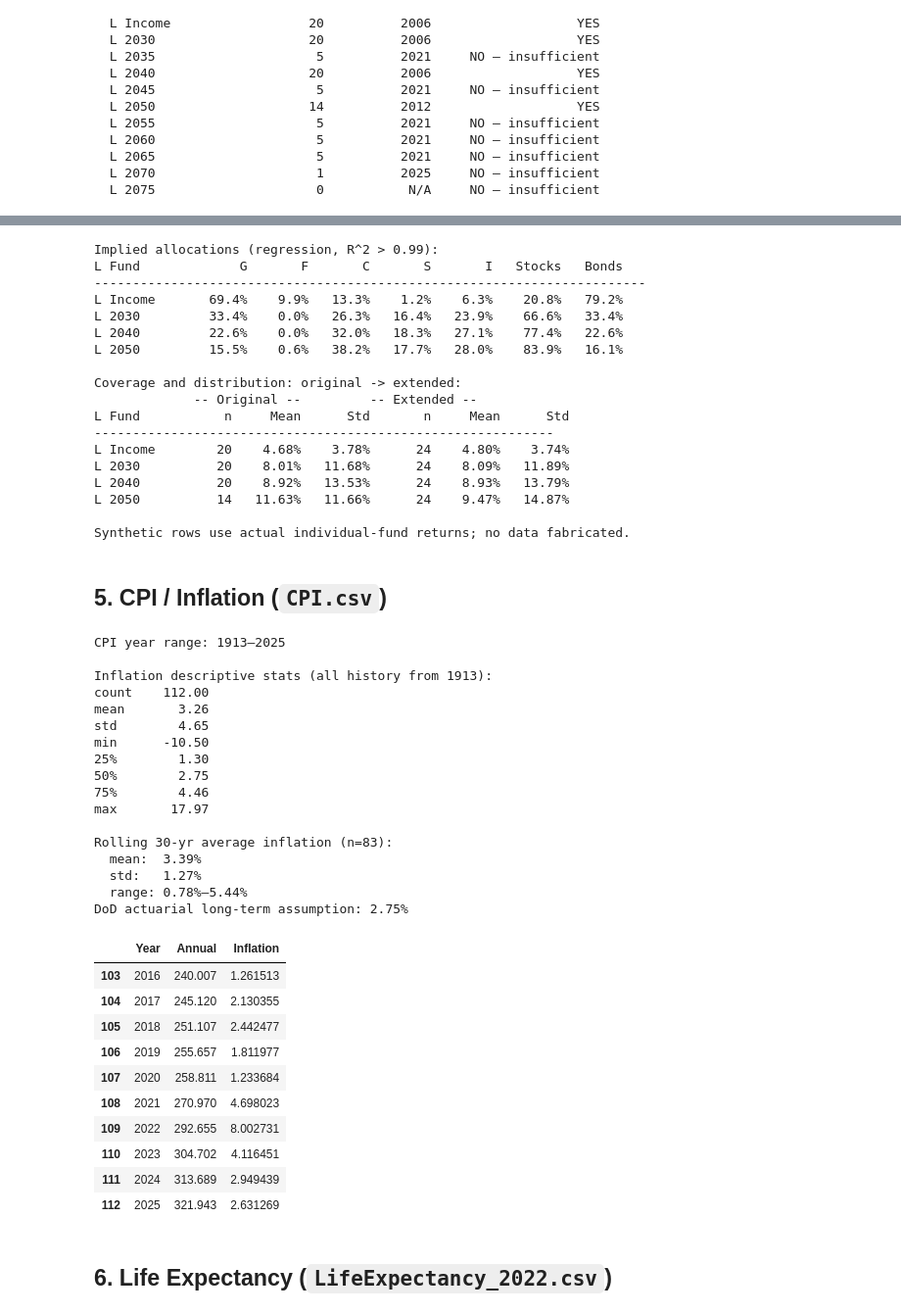
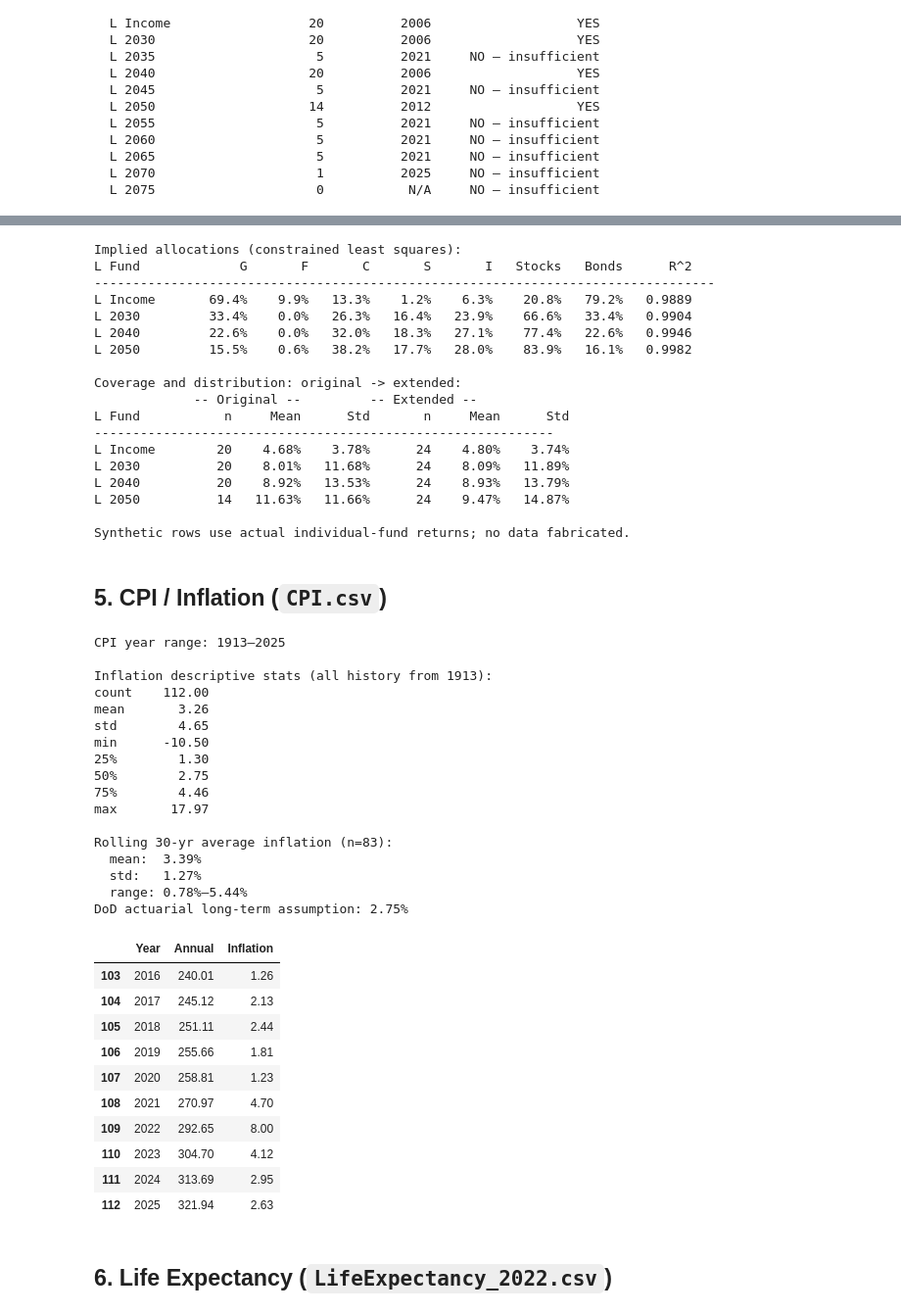
Before and after one commit to sgelety/military-retirement-monte-carlo, a Jupyter notebook: notebooks/01_data_prep.ipynb, the cells around one changed output, grey strips where cells are left out. Shown at 98% size. Cells and saved outputs as stored; diff of their text form; code cells hidden in the pictures.

```diff
--- a/notebooks/01_data_prep.ipynb
+++ b/notebooks/01_data_prep.ipynb
@@ -186,17 +167,16 @@ year_mask = pd.to_numeric(tsp_raw["Year"], errors="coerce").notna()
 tsp = tsp_raw[year_mask].copy()
 tsp["Year"] = tsp["Year"].astype(int)
 
-# Convert percentage strings to floats
+# Convert percentage strings to floats ("nan" strings coerce to NaN)
 pct_cols = [c for c in tsp.columns if c != "Year"]
 for col in pct_cols:
-    tsp[col] = (
+    cleaned = (
         tsp[col]
         .astype(str)
         .str.replace("%", "", regex=False)
         .str.strip()
-        .replace("nan", np.nan)
     )
-    tsp[col] = pd.to_numeric(tsp[col], errors="coerce")
+    tsp[col] = pd.to_numeric(cleaned, errors="coerce")
 
 tsp = tsp.sort_values("Year").reset_index(drop=True)
 
@@ -204,7 +184,7 @@ print(f"Year range: {tsp['Year'].min()}–{tsp['Year'].max()}")
 print(f"Rows (annual observations): {len(tsp)}")
 print(f"Metadata rows dropped: {year_mask.sum() != tsp_raw.shape[0]}  "
       f"({tsp_raw.shape[0] - year_mask.sum()} rows skipped)")
-tsp
+tsp.tail()
 # %% [output]
 Year range: 1987–2025
 Rows (annual observations): 39
@@ -290,8 +260,11 @@ orig = {
     for lf in L_TARGET
 }
 
-# Fit weights from overlapping years
+# Fit weights from overlapping years: constrained least
+# squares (weights >= 0, sum to 1) so the coefficients are
+# interpretable as portfolio allocations
 synth_weights = {}
+r_squared = {}
 for lf in L_TARGET:
     overlap = tsp[IND + [lf]].dropna()
     X, y = overlap[IND].values, overlap[lf].values
@@ -304,13 +277,17 @@ for lf in L_TARGET:
                        'fun': lambda w: w.sum() - 1}],
     )
     synth_weights[lf] = res.x
+    # res.fun is the residual sum of squares at the optimum
+    ss_tot = np.sum((y - y.mean()) ** 2)
+    r_squared[lf] = 1 - res.fun / ss_tot
 
 # Display implied allocations
-col = '{:<12} {:>7} {:>7} {:>7} {:>7} {:>7}  {:>7} {:>7}'
-print('Implied allocations (regression, R^2 > 0.99):')
+col = ('{:<12} {:>7} {:>7} {:>7} {:>7} {:>7}'
+       '  {:>7} {:>7} {:>8}')
+print('Implied allocations (constrained least squares):')
 print(col.format('L Fund', 'G', 'F', 'C', 'S', 'I',
-                 'Stocks', 'Bonds'))
-print('-' * 72)
+                 'Stocks', 'Bonds', 'R^2'))
+print('-' * 81)
 for lf in L_TARGET:
     g, f, c, s, i = synth_weights[lf]
     print(col.format(
@@ -318,6 +295,7 @@ for lf in L_TARGET:
         f'{g:.1%}', f'{f:.1%}', f'{c:.1%}',
         f'{s:.1%}', f'{i:.1%}',
         f'{c+s+i:.1%}', f'{g+f:.1%}',
+        f'{r_squared[lf]:.4f}',
     ))
 
 # Backfill: synthetic values for years where all 5 funds
@@ -355,13 +333,13 @@ print(
     ' no data fabricated.'
 )
 # %% [output]
-Implied allocations (regression, R^2 > 0.99):
-L Fund             G       F       C       S       I   Stocks   Bonds
-------------------------------------------------------------------------
-L Income       69.4%    9.9%   13.3%    1.2%    6.3%    20.8%   79.2%
-L 2030         33.4%    0.0%   26.3%   16.4%   23.9%    66.6%   33.4%
-L 2040         22.6%    0.0%   32.0%   18.3%   27.1%    77.4%   22.6%
-L 2050         15.5%    0.6%   38.2%   17.7%   28.0%    83.9%   16.1%
+Implied allocations (constrained least squares):
+L Fund             G       F       C       S       I   Stocks   Bonds      R^2
+---------------------------------------------------------------------------------
+L Income       69.4%    9.9%   13.3%    1.2%    6.3%    20.8%   79.2%   0.9889
+L 2030         33.4%    0.0%   26.3%   16.4%   23.9%    66.6%   33.4%   0.9904
+L 2040         22.6%    0.0%   32.0%   18.3%   27.1%    77.4%   22.6%   0.9946
+L 2050         15.5%    0.6%   38.2%   17.7%   28.0%    83.9%   16.1%   0.9982
 
 Coverage and distribution: original -> extended:
              -- Original --         -- Extended --
@@ -394,44 +372,44 @@ print(cpi["Inflation"].describe().round(2).to_string())
 # averages, not annual inflation (see fit_cola_stats)
 roll30 = cpi["Inflation"].rolling(30).mean().dropna()
 print(
     f"\nRolling 30-yr average inflation (n={len(roll30)}):"
 )
 print(f"  mean:  {roll30.mean():.2f}%")
 print(f"  std:   {roll30.std():.2f}%")
 print(
     f"  range: {roll30.min():.2f}%–{roll30.max():.2f}%"
 )
 print("DoD actuarial long-term assumption: 2.75%")
-cpi.tail(10)
+cpi.tail(10).round(2)
 # %% [output]
 CPI year range: 1913–2025
 
 Inflation descriptive stats (all history from 1913):
 count    112.00
 mean       3.26
 std        4.65
 min      -10.50
 25%        1.30
 50%        2.75
 75%        4.46
 max       17.97
 
 Rolling 30-yr average inflation (n=83):
   mean:  3.39%
   std:   1.27%
   range: 0.78%–5.44%
 DoD actuarial long-term assumption: 2.75%
 |  | Year | Annual | Inflation |
-| 103 | 2016 | 240.007 | 1.261513 |
-| 104 | 2017 | 245.120 | 2.130355 |
-| 105 | 2018 | 251.107 | 2.442477 |
-| 106 | 2019 | 255.657 | 1.811977 |
-| 107 | 2020 | 258.811 | 1.233684 |
-| 108 | 2021 | 270.970 | 4.698023 |
-| 109 | 2022 | 292.655 | 8.002731 |
-| 110 | 2023 | 304.702 | 4.116451 |
-| 111 | 2024 | 313.689 | 2.949439 |
-| 112 | 2025 | 321.943 | 2.631269 |
+| 103 | 2016 | 240.01 | 1.26 |
+| 104 | 2017 | 245.12 | 2.13 |
+| 105 | 2018 | 251.11 | 2.44 |
+| 106 | 2019 | 255.66 | 1.81 |
+| 107 | 2020 | 258.81 | 1.23 |
+| 108 | 2021 | 270.97 | 4.70 |
+| 109 | 2022 | 292.65 | 8.00 |
+| 110 | 2023 | 304.70 | 4.12 |
+| 111 | 2024 | 313.69 | 2.95 |
+| 112 | 2025 | 321.94 | 2.63 |
 # %% [markdown]
 ## 6. Life Expectancy (`LifeExpectancy_2022.csv`)
 # %%
```
Also changed, not shown: parts of 5 cells of this notebook, 5 other files.
